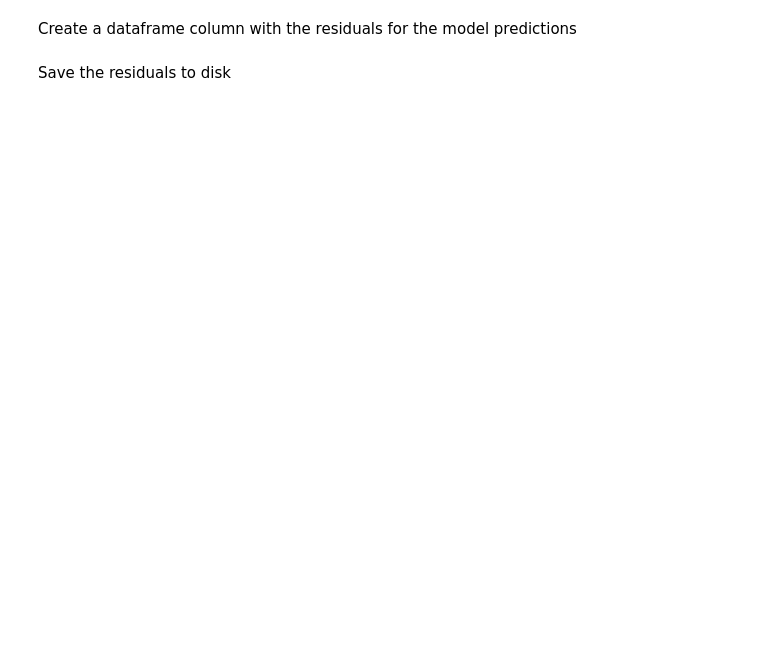
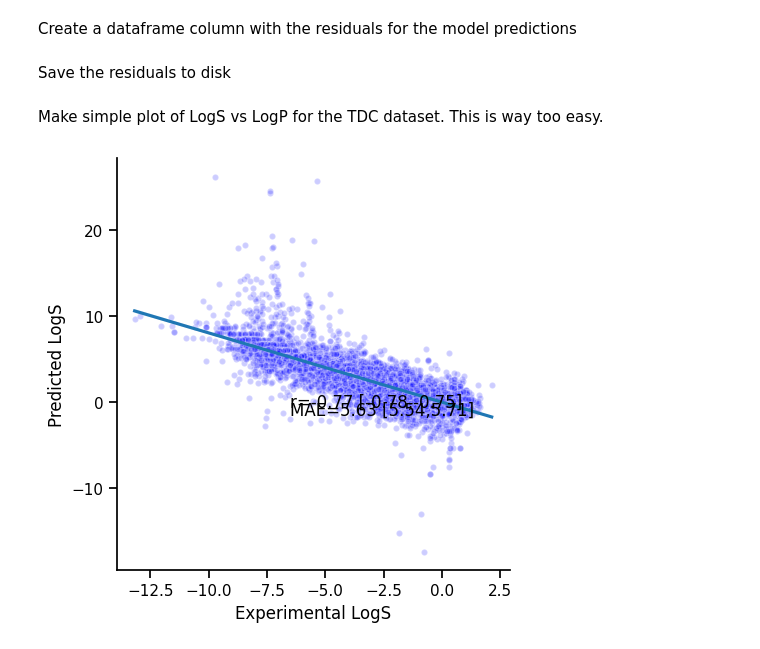
Before and after one commit to PatWalters/practical_cheminformatics_posts, a Jupyter notebook: solubility/literature_solubility_model.ipynb, the cells around one changed output. Cells and saved outputs as stored; diff of their text form; code cells hidden in the pictures; blank space fills up the shorter version.

```diff
--- a/solubility/literature_solubility_model.ipynb
+++ b/solubility/literature_solubility_model.ipynb
@@ -284,3 +285,13 @@ biogen_df['TDC_residuals'] = biogen_df.logS - biogen_df.pred_logS
 Save the residuals to disk
 # %%
 biogen_df[['Internal ID','Vendor ID','SMILES','TDC_residuals']].to_csv("TDC_residuals.csv",index=False)
+# %% [markdown]
+Make simple plot of LogS vs LogP for the TDC dataset.  This is way too easy.
+# %%
+tdc_df['mol'] = tdc_df.SMILES.apply(Chem.MolFromSmiles)
+tdc_df['MW'] = tdc_df.mol.apply(uru.MolWt)
+tdc_df['LogP'] = tdc_df.mol.apply(uru.MolLogP)
+# %%
+plot_regression(tdc_df.logS,tdc_df.LogP, scale_y_axis=False)
+# %% [output]
+[figure, added]
```
Also changed, not shown: parts of 7 cells of this notebook, 2 other files.
